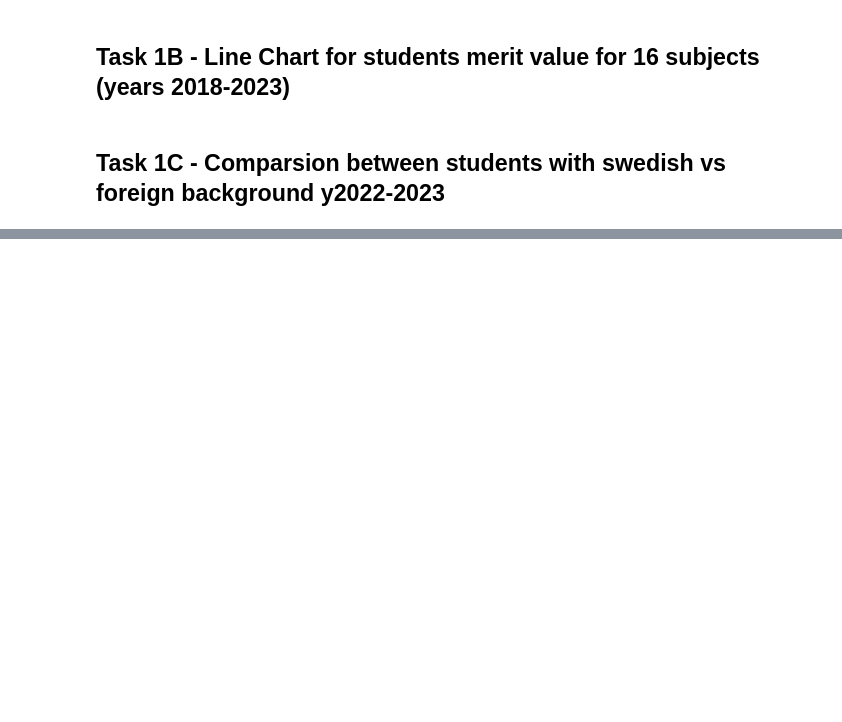
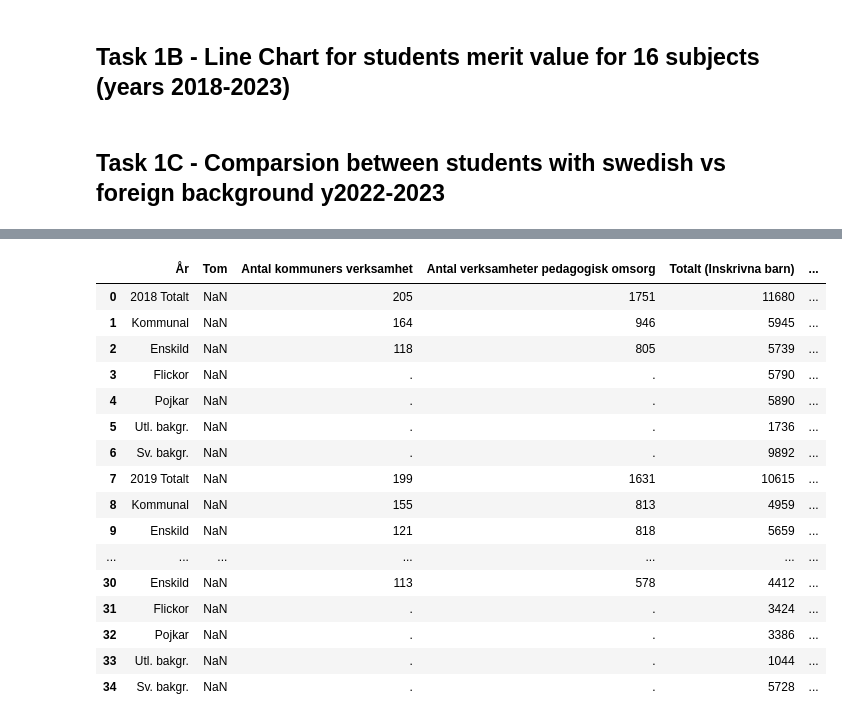
Before and after one commit to KevinKinnunen/Python-Kevin-Kinnunen-OPA23, a Jupyter notebook: labs/lab2/main.ipynb, the cells around one changed output, grey strips where cells are left out. Saved outputs shown, nothing was run; the diff lists cells and outputs as text; code cells hidden in the pictures; blank space fills up the shorter version.

Commit message:
Task 2 - Read and process data from an XLS file
Added:
- Data path for educational care at the national level for children.
- Reading and processing data from 2018 to 2022.

```diff
--- a/labs/lab2/main.ipynb
+++ b/labs/lab2/main.ipynb
@@ -14,11 +14,15 @@ import plotly.express as px
 data_paths = {
     'riket2023_åk9_np': "data/riket2023_åk9_np.xlsx",
     'betyg_o_prov_riksnivå': "data/betyg_o_prov_riksnivå.xlsx",
+    'pedagogisk_omsorg_riksnivå': 'data/pedagogisk_omsorg_riksnivå.xls',
     'visualizations': "visualizations"
 }
 
 nationwide2023_grade9_nt = data_paths['riket2023_åk9_np']
 grades_and_tests_national_level = data_paths['betyg_o_prov_riksnivå']
+educational_care_children_national_level = data_paths['pedagogisk_omsorg_riksnivå']
+
+
 visualizations = data_paths['visualizations']
 # %% [markdown]
 ## Task 0A - Read and process Excel file
@@ -503,0 +511,32 @@ fig.show()
+# %%
+s_name = ['Tabell 1 A'] # Sheet name for Tabell 1 A educational_care_children_national_level
+df_table_1a = pd.read_excel(educational_care_children_national_level, sheet_name=s_name[0], skiprows=43)
+
+# Rename columns for Tabell 1 A
+df_table_1a.columns = [
+    "År", "Tom", "Antal kommuners verksamhet", "Antal verksamheter pedagogisk omsorg",
+    "Totalt (Inskrivna barn)", "1år (Inskrivna barn)", "2år (Inskrivna barn)",
+    "3år (Inskrivna barn))", "4år (Inskrivna barn)", "5år (Inskrivna barn)"
+]
+
+dfs_Tabell_1_A = df_table_1a.head()
+
+dfs_Tabell_1_A
+# %% [output]
+|  | År | Tom | Antal kommuners verksamhet | Antal verksamheter pedagogisk omsorg | Totalt (Inskrivna barn) | ... |
+| 0 | 2018 Totalt | NaN | 205 | 1751 | 11680 | ... |
+| 1 | Kommunal | NaN | 164 | 946 | 5945 | ... |
+| 2 | Enskild | NaN | 118 | 805 | 5739 | ... |
+| 3 | Flickor | NaN | . | . | 5790 | ... |
+| 4 | Pojkar | NaN | . | . | 5890 | ... |
+| 5 | Utl. bakgr. | NaN | . | . | 1736 | ... |
+| 6 | Sv. bakgr. | NaN | . | . | 9892 | ... |
+| 7 | 2019 Totalt | NaN | 199 | 1631 | 10615 | ... |
+| 8 | Kommunal | NaN | 155 | 813 | 4959 | ... |
+| 9 | Enskild | NaN | 121 | 818 | 5659 | ... |
+| ... | ... | ... | ... | ... | ... | ... |
+| 30 | Enskild | NaN | 113 | 578 | 4412 | ... |
+| 31 | Flickor | NaN | . | . | 3424 | ... |
+| 32 | Pojkar | NaN | . | . | 3386 | ... |
+| 33 | Utl. bakgr. | NaN | . | . | 1044 | ... |
+| 34 | Sv. bakgr. | NaN | . | . | 5728 | ... |
```
Also changed, not shown: parts of 1 cell of this notebook, 4 other files.
